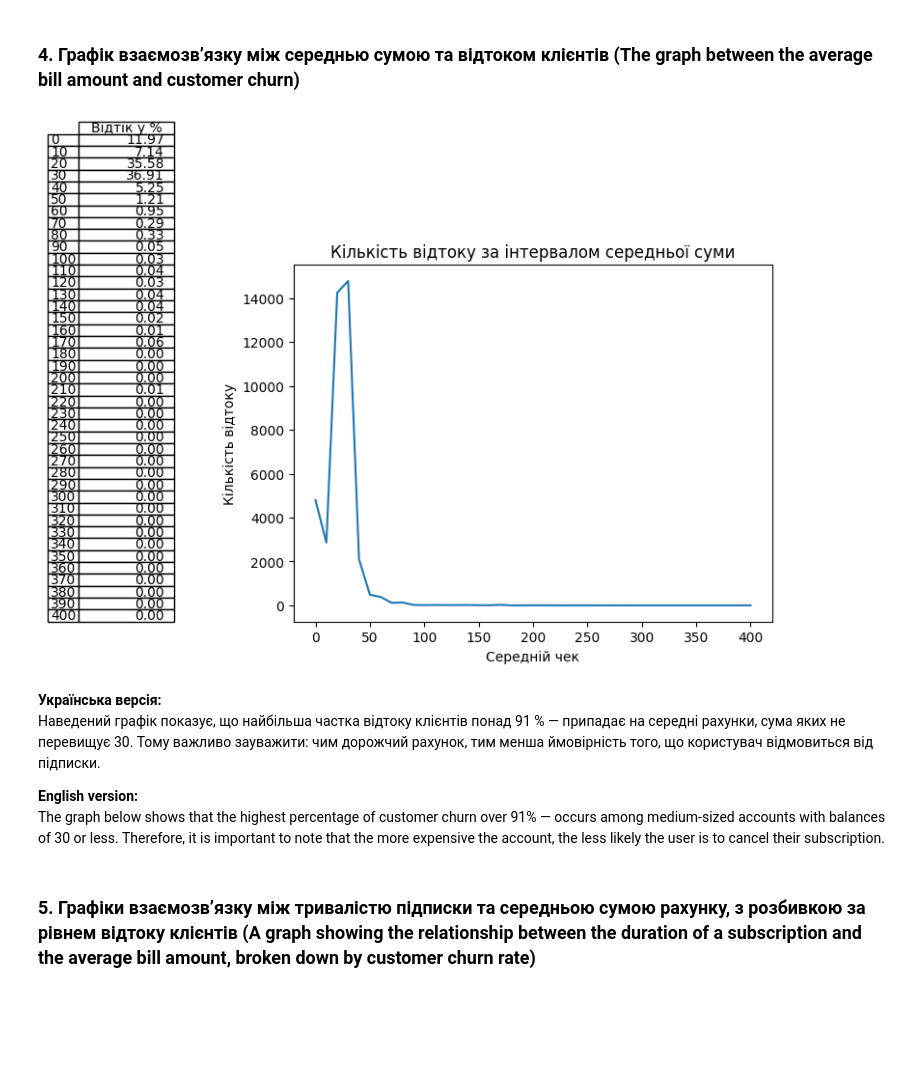
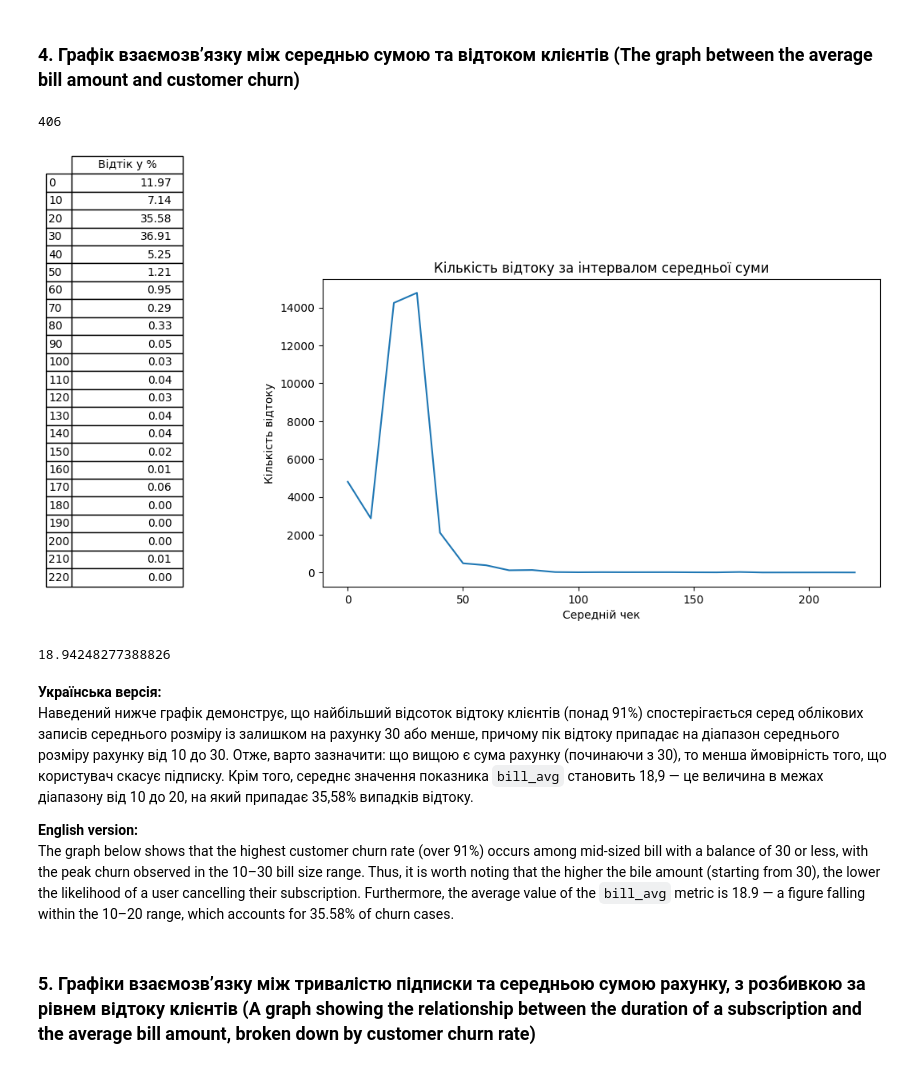
Before and after one commit to MaksimDar/telecom-churn-prediction, a Jupyter notebook: notebooks/01_eda.ipynb, the cells around one changed output. Drawn from its saved outputs; the diff is of its cells as text; code cells hidden in the pictures; blank space fills up the shorter version.

```diff
--- a/notebooks/01_eda.ipynb
+++ b/notebooks/01_eda.ipynb
@@ -37,7 +37,7 @@ import numpy as np
 #### Розділ функцій (Functions section)
 # %%
 
-def get_churn_distribution(min_value, max_value,column_comparison, interval,procedural_slip) -> dict:
+def get_churn_distribution(data_structure,min_value, max_value,column_comparison, interval,procedural_slip) -> dict:
     """
     Українська версія: Функція обчислює кількість випадків відтоку для кожного кроку в заданій колонці набору даних
     і повертає словник, що містить набір записів по кроках, кожен з яких містить інтервал колонки та відповідну кількість відтоку.
@@ -56,11 +56,11 @@ def get_churn_distribution(min_value, max_value,column_comparison, interval,proc
 
         if attempt == 0:
             column_value = i
-            churn_quantity = df_copy.loc[df_copy[column_comparison] <= i, 'churn'].sum()
+            churn_quantity = data_structure.loc[data_structure[column_comparison] <= i, 'churn'].sum()
             attempt = 1
         else:
             column_value = i
-            churn_quantity = df_copy.loc[(df_copy[column_comparison] > previous_ind) & (df_copy[column_comparison] <= i), 'churn'].sum()
+            churn_quantity = data_structure.loc[(data_structure[column_comparison] > previous_ind) & (data_structure[column_comparison] <= i), 'churn'].sum()
 
         list_values = {}
         final_result = {f'{column_comparison}': column_value, 'churn_quantity': churn_quantity}
@@ -125,4 +156,19 @@ def show_all_churn_piecharts(request_column: str, labels: list, all_title: str,
     plt.show()
+# %%
+def show_graph_and_table_churns(churn_list: list,input_list: list, title:str,x_label:str,table_height: float = 1.4) -> None:
+    total_churn = sum(churn_list)
+    cell_text = [['%1.2f' % ((x / total_churn) * 100)] for x in churn_list]
+
+    plt.figure(figsize=(9, 5))
+    plt.plot(input_list,churn_list)
+    plt.title(title)
+    plt.xlabel(x_label)
+    plt.ylabel('Кількість відтоку')
+
+    the_table = plt.table(cellText=cell_text,rowLabels=input_list,colLabels=['Відтік y %'], loc='left',bbox=[-0.45, 0, 0.2, table_height] )
+    the_table.auto_set_font_size(False)
+    the_table.set_fontsize(10)
+    plt.show()
 # %%
 df = pd.read_csv('../data/raw/internet_service_churn.csv')
 # %%
@@ -484,35 +523,40 @@ plt.show()
 The graph shows that the highest rate of churns occurs between 0.5 and 2.5 years, followed by a significant decline starting at the 3.0-year mark. This indicates that the 3.5-year point serves as a threshold beyond which churns rates decrease substantially.
 # %% [markdown]
  ### 4. Графік взаємозв’язку між середнью сумою та відтоком клієнтів (The graph between the average bill amount and customer churn)
+# %%
+df_copy['bill_avg'].max()
+# %% [output]
+406
 # %%
 min_bill_avg = df_copy['bill_avg'].min()
-max_bill_avg = df_copy['bill_avg'].max()
+##  Українська версія: Фактичне максимальне значення bill_avg становить 406, але використовується 220,
+##                     оскільки після цієї позначки випадків відтоку клієнтів немає.
+##  English version: The actual maximum value of bill_avg is 406, but 220 is used because
+##                   there are no instances of customer churn beyond this point.
+max_bill_avg = 220.0
 column_bill_avg = 'bill_avg'
 bill_avg_interval = 10
 bill_procedural_slip = 1
-necessary_bill_dict = get_churn_distribution(min_bill_avg, max_bill_avg,column_bill_avg,bill_avg_interval,bill_procedural_slip)
+necessary_bill_dict = get_churn_distribution(df_copy, min_bill_avg, max_bill_avg,column_bill_avg,bill_avg_interval,bill_procedural_slip)
 bill_avg_list,churn_quantity_list = return_results_as_lists(min_bill_avg, max_bill_avg,column_bill_avg, necessary_bill_dict,bill_avg_interval,bill_procedural_slip)
 # %%
-total_churn = sum(churn_quantity_list)
-cell_text_bill = [['%1.2f' % ((x / total_churn) * 100)] for x in churn_quantity_list]
+bill_avg_title = 'Кількість відтоку за інтервалом середньої суми'
+x_bill_avg = 'Середній чек'
 
-plt.plot(bill_avg_list,churn_quantity_list)
-plt.title('Кількість відтоку за інтервалом середньої суми')
-plt.xlabel('Середній чек')
-plt.ylabel('Кількість відтоку')
-# plt.title('Churn volume by subscription age interval')
-the_table_bill = plt.table(cellText=cell_text_bill,rowLabels=bill_avg_list,colLabels=['Відтік y %'], loc='left',bbox=[-0.45, 0, 0.2, 1.4] )
-the_table_bill.auto_set_font_size(False)
-the_table_bill.set_fontsize(10)
-plt.show()
+final_bill_avg_graph = show_graph_and_table_churns(churn_quantity_list,bill_avg_list,bill_avg_title,x_bill_avg)
+final_bill_avg_graph
 # %% [output]
-[figure, old version]
+[figure, new version]
+# %%
+df_copy['bill_avg'].mean()
+# %% [output]
+18.94248277388826
 # %% [markdown]
 **Українська версія:**
-Наведений графік показує, що найбільша частка відтоку клієнтів понад 91 % — припадає на середні рахунки, сума яких не перевищує 30. Тому важливо зауважити: чим дорожчий рахунок, тим менша ймовірність того, що користувач відмовиться від підписки.
+Наведений нижче графік демонструє, що найбільший відсоток відтоку клієнтів (понад 91%) спостерігається серед облікових записів середнього розміру із залишком на рахунку 30 або менше, причому пік відтоку припадає на діапазон середнього розміру рахунку від 10 до 30. Отже, варто зазначити: що вищою є сума рахунку (починаючи з 30), то менша ймовірність того, що користувач скасує підписку. Крім того, середнє значення показника `bill_avg` становить 18,9 — це величина в межах діапазону від 10 до 20, на який припадає 35,58% випадків відтоку.
 
 **English version:**
-The graph below shows that the highest percentage of customer churn over 91% — occurs among medium-sized accounts with balances of 30 or less. Therefore, it is important to note that the more expensive the account, the less likely the user is to cancel their subscription.
+The graph below shows that the highest customer churn rate (over 91%) occurs among mid-sized bill with a balance of 30 or less, with the peak churn observed in the 10–30 bill size range. Thus, it is worth noting that the higher the bile amount (starting from 30), the lower the likelihood of a user cancelling their subscription. Furthermore, the average value of the `bill_avg` metric is 18.9 — a figure falling within the 10–20 range, which accounts for 35.58% of churn cases.
 # %% [markdown]
 ### 5.  Графіки взаємозв’язку між тривалістю підписки та середньою сумою рахунку, з розбивкою за рівнем відтоку клієнтів (A graph showing the relationship between the duration of a subscription and the average bill amount, broken down by customer churn rate)
 # %%
```
Also changed, not shown: parts of 29 cells of this notebook.
